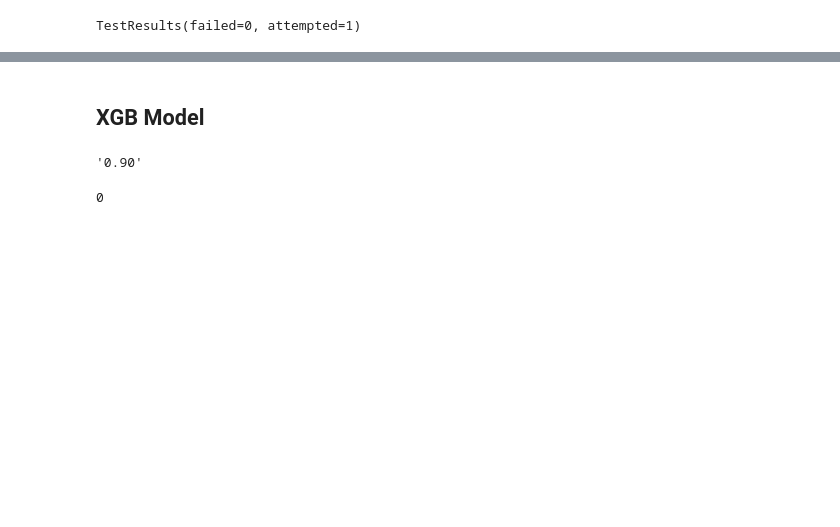
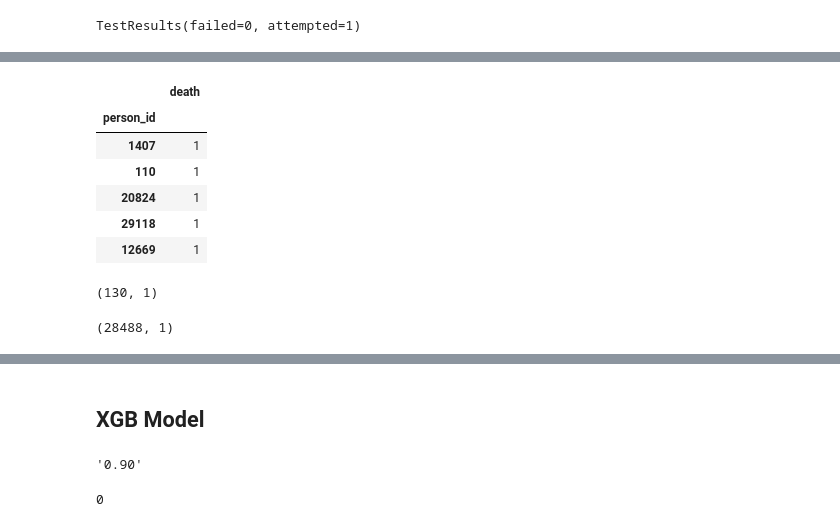
Before and after one commit to romirmoza/omop-cdm-postgresql, a Jupyter notebook: XGB_model_4.ipynb, the cells around one changed output, grey strips where cells are left out. Cells and saved outputs as stored; diff of their text form; code cells hidden in the pictures; blank space fills up the shorter version.

```diff
--- a/XGB_model_4.ipynb
+++ b/XGB_model_4.ipynb
@@ -229,0 +242,46 @@ y_test = np.array(y_test).ravel()
+# %%
+person = pd.read_csv(FOLDER+'../infer/person.csv')
+visit = pd.read_csv(FOLDER+'../infer/visit_occurrence.csv')
+cols = ['person_id','visit_start_date']
+visit = visit[cols]
+death = pd.read_csv(FOLDER+'../infer/death.csv')
+cols = ['person_id','death_date']
+death = death[cols]
+visit_death = pd.merge(death,visit,on=['person_id'],how='inner')
+visit_death['death_date'] = pd.to_datetime(visit_death['death_date'], format='%Y-%m-%d')
+visit_death['visit_start_date'] = pd.to_datetime(visit_death['visit_start_date'], format='%Y-%m-%d')
+visit_death['last_visit_death'] = visit_death['death_date'] - visit_death['visit_start_date']
+visit_death['last_visit_death'] = visit_death['last_visit_death'].apply(lambda x: x.days)
+visit_death = visit_death.loc[visit_death['last_visit_death'] <= 180]
+visit_death.drop_duplicates(subset=['person_id'], keep = 'first',inplace = True)
+visit_death = visit_death[['person_id','visit_start_date']]
+visit_death.columns = ['person_id','prediction_date']
+visit_death['death'] = np.ones(visit_death.shape[0])
+visit_live = visit[~visit.person_id.isin(visit_death.person_id)]
+visit_live = visit_live[['person_id','visit_start_date']]
+# %%
+visit_death.death = visit_death.death.astype(int)
+visit_death = visit_death.set_index('person_id')
+visit_death = visit_death.drop('prediction_date', axis=1)
+visit_death.head()
+# %% [output]
+|  | death |
+| person_id |  |
+| 1407 | 1 |
+| 110 | 1 |
+| 20824 | 1 |
+| 29118 | 1 |
+| 12669 | 1 |
+# %%
+visit_death.shape
+# %% [output]
+(130, 1)
+# %%
+y_test = pd.DataFrame(index=person.person_id)
+y_test['death'] = 0
+y_test.death = visit_death.death
+y_test = y_test.fillna(0)
+y_test = y_test.astype(int)
+y_test.shape
+# %% [output]
+(28488, 1)
```
Also changed, not shown: parts of 33 cells of this notebook.
